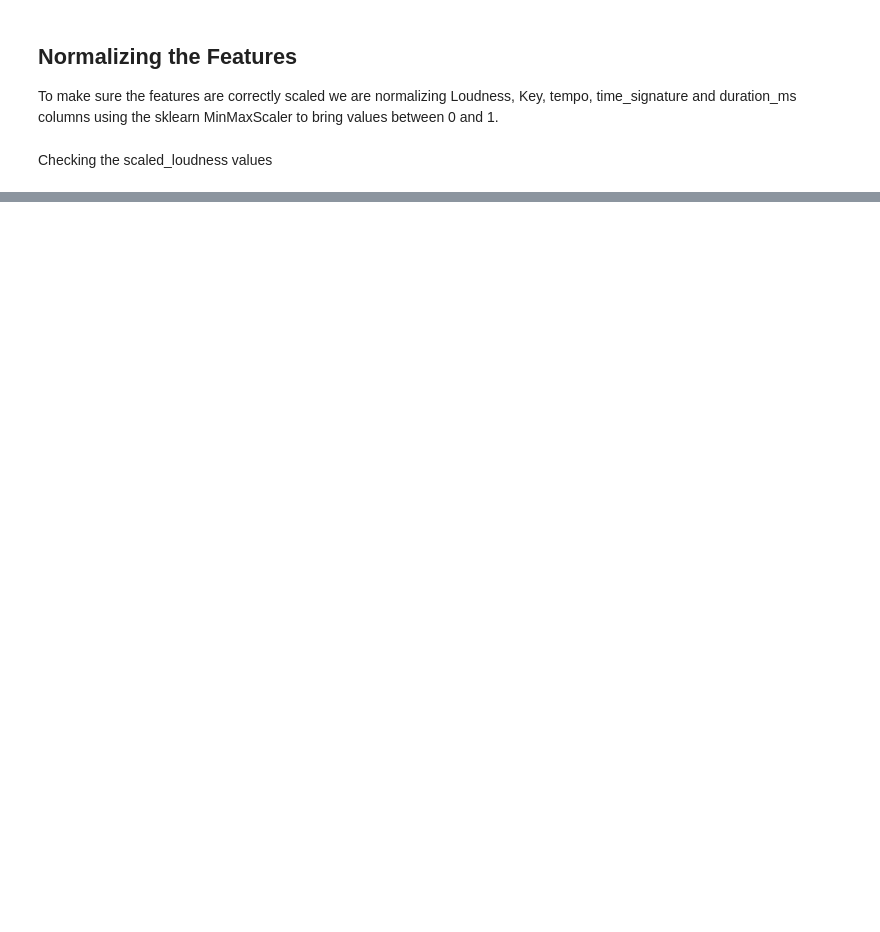
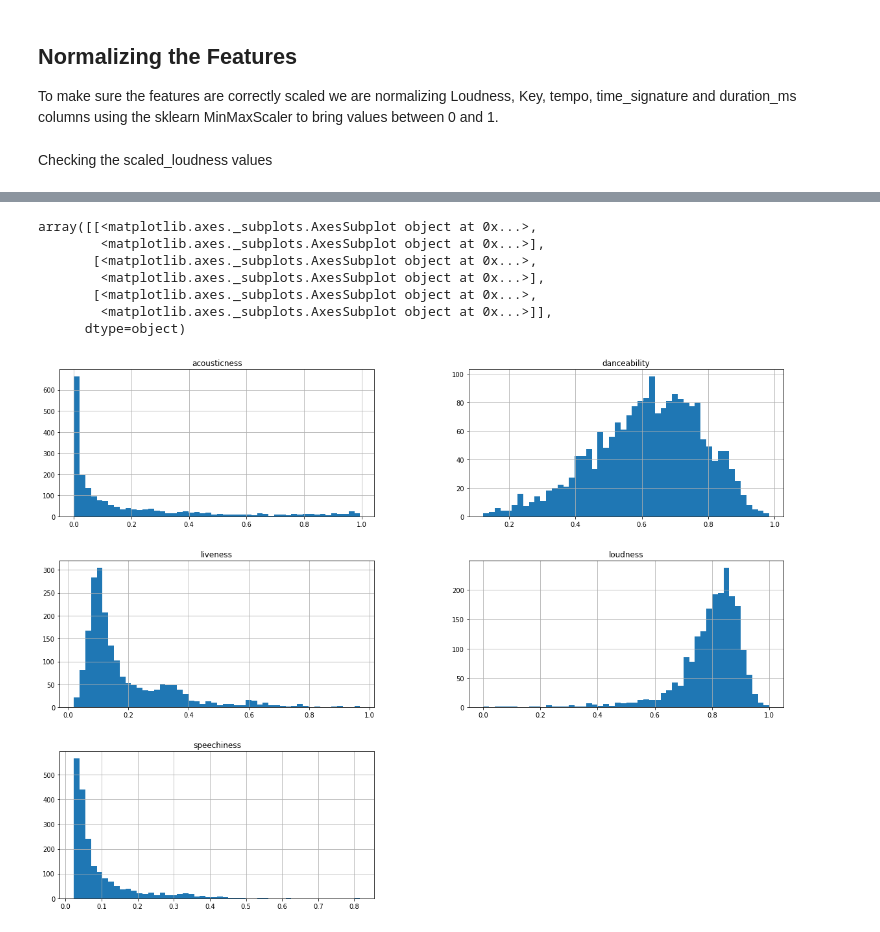
Before and after one commit to Devanshi-123/Mood-Detection, a Jupyter notebook: Mood_Prediction.ipynb, the cells around one changed output, grey strips where cells are left out. Saved outputs shown, nothing was run; the diff lists cells and outputs as text; code cells hidden in the pictures; blank space fills up the shorter version.

```diff
--- a/Mood_Prediction.ipynb
+++ b/Mood_Prediction.ipynb
@@ -143,0 +165,4 @@ scaled_loudness.min(),scaled_loudness.max()
+# %%
+# So from above we can see five features are having high variance so we can remove the unwanted features
+features=features.drop(columns=["duration_ms","energy","instrumentalness","key","mode","tempo","time_signature","valence","target"])
+features.head()
@@ -143,0 +176,11 @@ scaled_loudness.min(),scaled_loudness.max()
+# %%
+features.hist(bins=50,figsize=(20,15))
+# %% [output]
+array([[<matplotlib.axes._subplots.AxesSubplot object at 0x...>,
+        <matplotlib.axes._subplots.AxesSubplot object at 0x...>],
+       [<matplotlib.axes._subplots.AxesSubplot object at 0x...>,
+        <matplotlib.axes._subplots.AxesSubplot object at 0x...>],
+       [<matplotlib.axes._subplots.AxesSubplot object at 0x...>,
+        <matplotlib.axes._subplots.AxesSubplot object at 0x...>]],
+      dtype=object)
+[figure, added]
```
Also changed, not shown: parts of 11 cells of this notebook.
